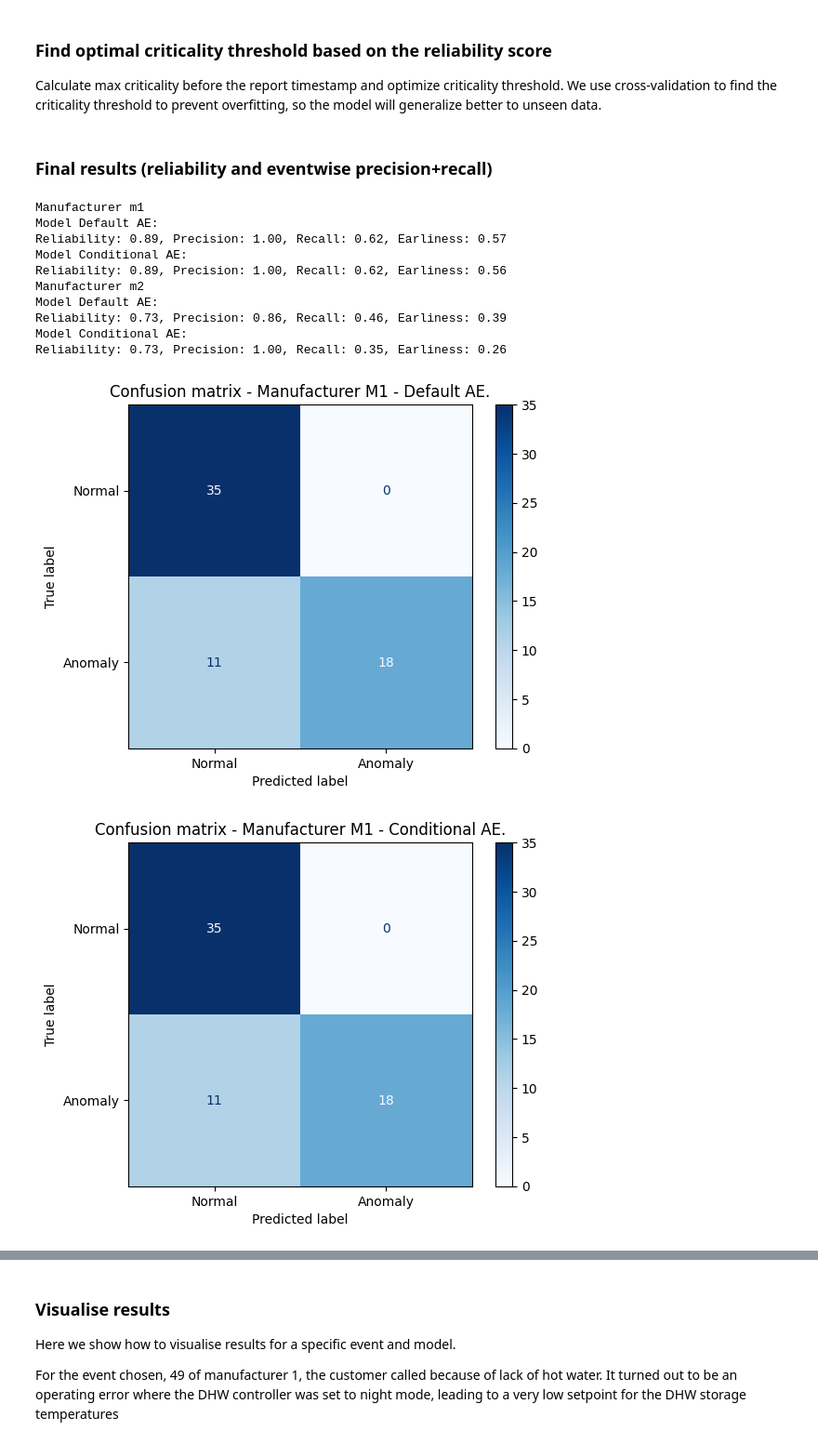
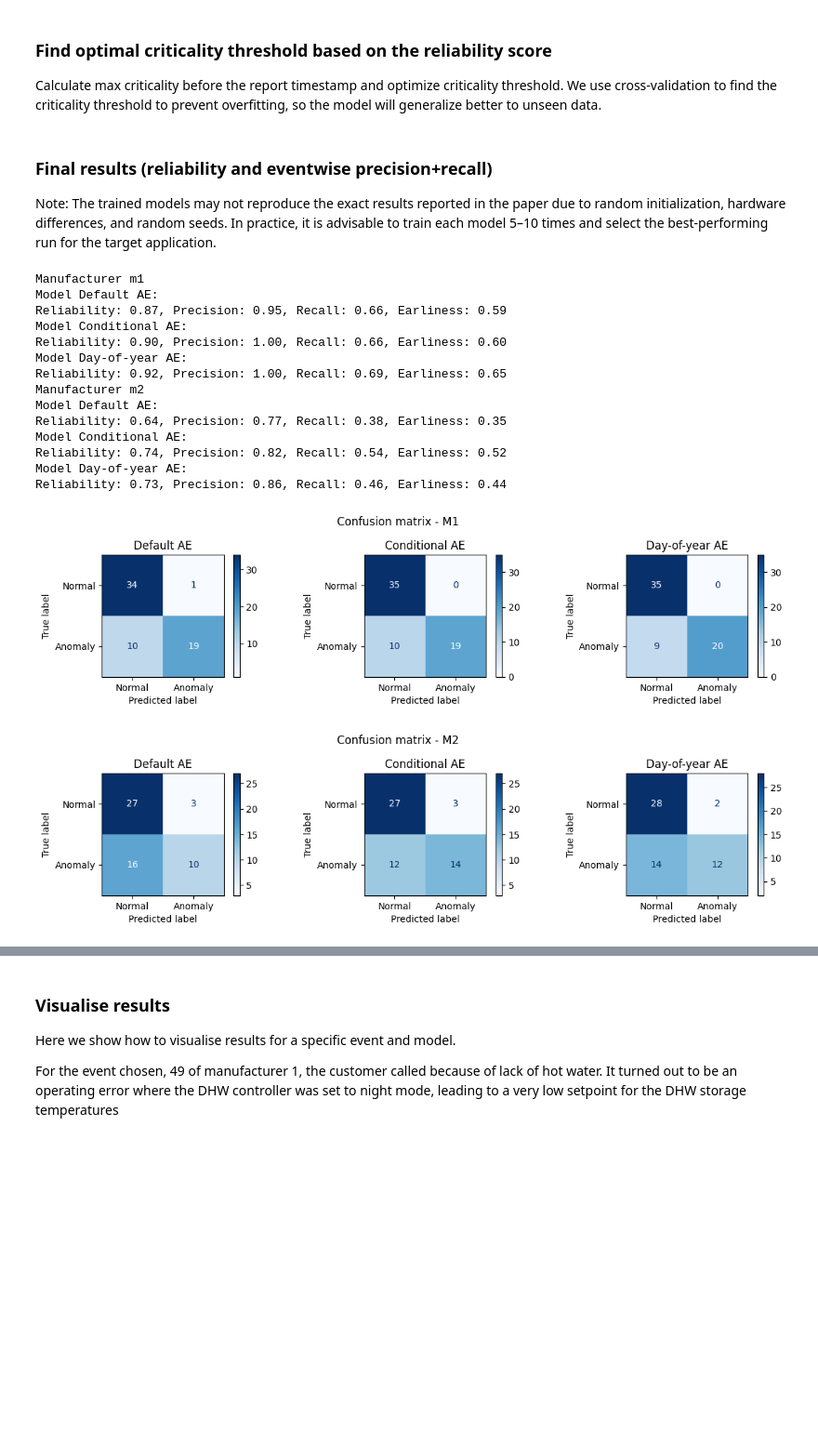
Before and after one commit to thgrass/EnergyFaultDetector, a Jupyter notebook: notebooks/PreDist/PreDist.ipynb, the cells around one changed output, grey strips where cells are left out. Shown at 93% size. Drawn from its saved outputs; the diff is of its cells as text; code cells hidden in the pictures; blank space fills up the shorter version.

```diff
--- a/notebooks/PreDist/PreDist.ipynb
+++ b/notebooks/PreDist/PreDist.ipynb
@@ -79,8 +77,8 @@ from joblib import Parallel, delayed
 
 
 # Select which dataset(s) and model configs to test:
-manufacturers = [1, 2]  # [1, 2]
-models = ['Default AE', 'Conditional AE']  # ['Default AE', 'Conditional AE', 'Day-of-year AE']
+manufacturers = [1, 2]
+models = ['Default AE', 'Conditional AE', 'Day-of-year AE']
 
 results = {}
 for manufacturer in manufacturers:
@@ -165,10 +163,15 @@ for manufacturer in results.keys():
         predicted_anomalies[manufacturer][model_name] = c > criticality_threshold
 # %% [markdown]
 ### Final results (reliability and eventwise precision+recall)
+
+Note: The trained models may not reproduce the exact results reported in the paper due to random initialization, hardware differences, and random seeds. In practice, it is advisable to train each model 5–10 times and select the best-performing run for the target application.
 # %%
 for manufacturer in results.keys():
     print(f'Manufacturer m{manufacturer}')
-    for model_name in results[manufacturer].keys():
+
+    fig, ax = plt.subplots(1, 3, figsize=(12, 3))
+
+    for model_name, ax_ in zip(results[manufacturer].keys(), ax):
         print(f'Model {model_name}:')
 
         reliability = fbeta_score(
@@ -183,39 +186,45 @@ for manufacturer in results.keys():
         )
 
         # Average earliness score over reports
         earliness_scores = []
         for event_id, predictions in results[manufacturer][model_name].items():
             if dataset.events[manufacturer].loc[event_id]['Event type'] == 'anomaly':
                 criticality = predictions.criticality()
                 detection_time, earliness = calculate_earliness(
                     criticality_threshold=criticality_thresholds[manufacturer][model_name],
                     report_ts=dataset.events[manufacturer].loc[event_id]['Report date'],
                     criticality=criticality
                 )
                 earliness_scores.append(earliness)
         avg_earliness = sum(earliness_scores) / len(earliness_scores)
 
         print(f'Reliability: {reliability:.2f}, Precision: {precision:.2f}, Recall: {recall:.2f}, Earliness: {avg_earliness:.2f}')
 
-        fig, ax = plt.subplots()
         disp = ConfusionMatrixDisplay.from_predictions(
             y_true=true_anomalies[manufacturer], y_pred=predicted_anomalies[manufacturer][model_name],
             cmap='Blues',
             labels=[False, True],
             display_labels=['Normal', 'Anomaly'],
-            ax=ax
+            ax=ax_
         )
-        ax.set_title(f'Confusion matrix - Manufacturer M{manufacturer} - {model_name}.')
+        ax_.set_title(model_name)
+
+    fig.suptitle(f'Confusion matrix - M{manufacturer}')
+    plt.tight_layout()
 # %% [output]
 Manufacturer m1
 Model Default AE:
-Reliability: 0.89, Precision: 1.00, Recall: 0.62, Earliness: 0.57
+Reliability: 0.87, Precision: 0.95, Recall: 0.66, Earliness: 0.59
 Model Conditional AE:
-Reliability: 0.89, Precision: 1.00, Recall: 0.62, Earliness: 0.56
+Reliability: 0.90, Precision: 1.00, Recall: 0.66, Earliness: 0.60
+Model Day-of-year AE:
+Reliability: 0.92, Precision: 1.00, Recall: 0.69, Earliness: 0.65
 Manufacturer m2
 Model Default AE:
-Reliability: 0.73, Precision: 0.86, Recall: 0.46, Earliness: 0.39
+Reliability: 0.64, Precision: 0.77, Recall: 0.38, Earliness: 0.35
 Model Conditional AE:
-Reliability: 0.73, Precision: 1.00, Recall: 0.35, Earliness: 0.26
+Reliability: 0.74, Precision: 0.82, Recall: 0.54, Earliness: 0.52
+Model Day-of-year AE:
+Reliability: 0.73, Precision: 0.86, Recall: 0.46, Earliness: 0.44
-[figure, old version]
+[figure, new version]
-[figure, old version]
+[figure, new version]
```
Also changed, not shown: parts of 6 cells of this notebook, 3 other files.
